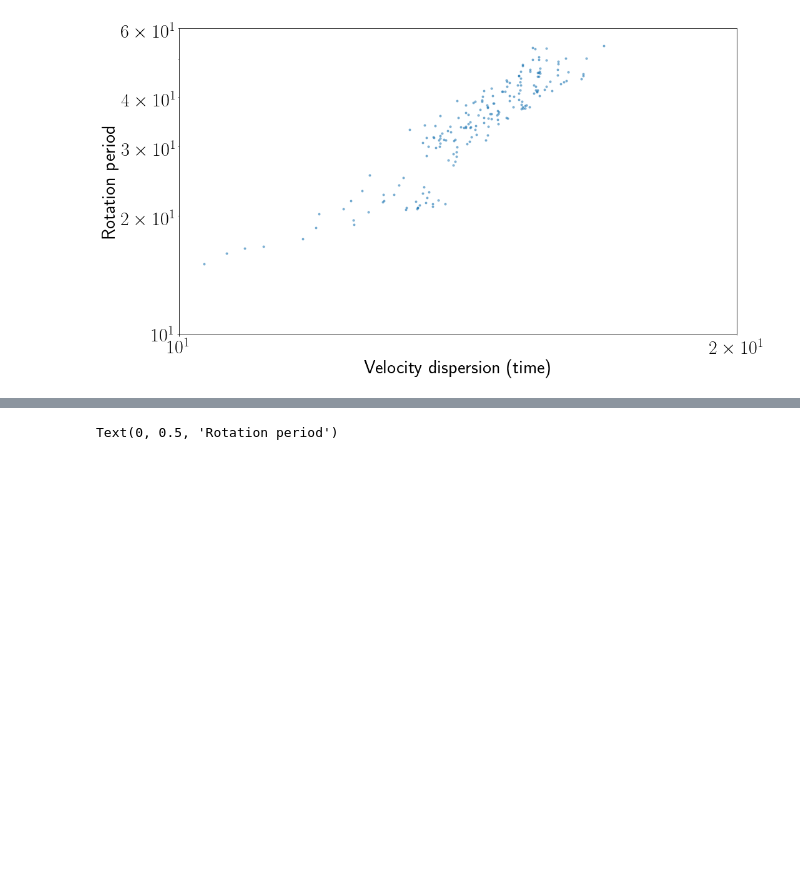
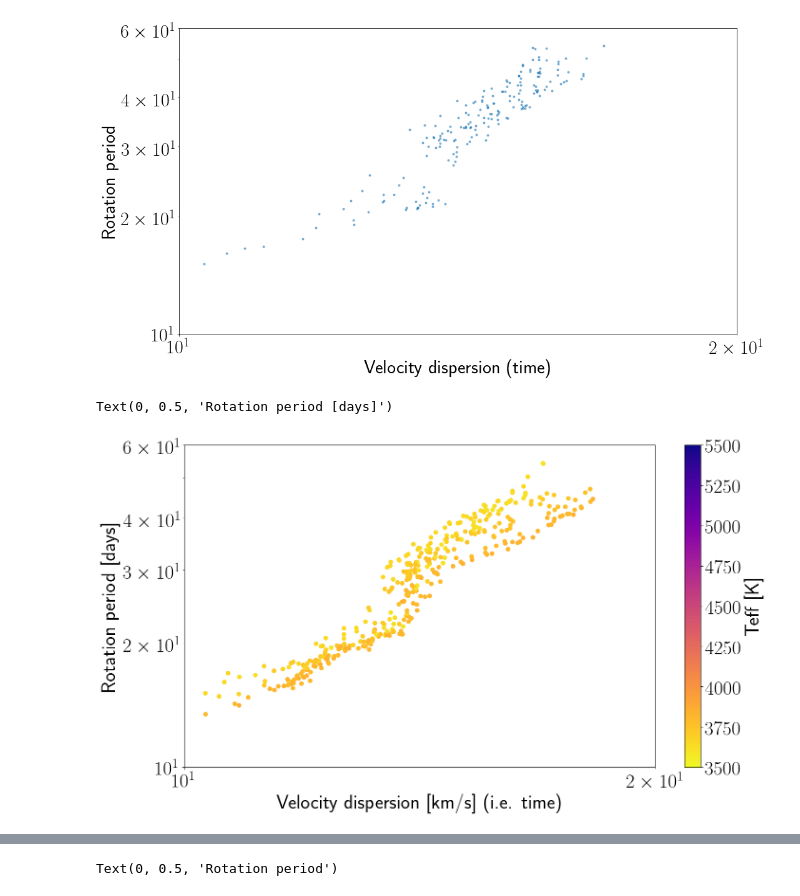
Before and after one commit to RuthAngus/kinematics-and-rotation, a Jupyter notebook: figure_codez/point_by_point.ipynb, the cells around one changed output, grey strips where cells are left out. Saved outputs shown, nothing was run; the diff lists cells and outputs as text; code cells hidden in the pictures; blank space fills up the shorter version.

```diff
--- a/figure_codez/point_by_point.ipynb
+++ b/figure_codez/point_by_point.ipynb
@@ -219,4 +219,27 @@ plt.ylabel("Rotation period")
 # %% [output]
 Text(0, 0.5, 'Rotation period')
 [figure]
+# %%
+
+plt.figure(figsize=(16, 9), dpi=100)
+plt.xscale("log")
+plt.yscale("log")
+plt.xlim(5, 60)
+# plt.axvline(25)
+
+m = (3600 < teff_scaled) * (teff_scaled < 3850)
+plt.scatter(dispersions_bins[m], 10**p_scaled[m], c=teff_scaled[m], alpha=1, vmin=3500, vmax=5500, cmap="plasma_r")
+
+plt.colorbar(label="Teff [K]")
+
+plt.xlim(10, 20)
+plt.ylim(10, 60)
+
+# plt.axhline(25)
+
+plt.xlabel("Velocity dispersion [km/s] (i.e. time)")
+plt.ylabel("Rotation period [days]")
+# %% [output]
+Text(0, 0.5, 'Rotation period [days]')
+[figure, added]
 # %%
```
Also changed, not shown: parts of 6 cells of this notebook.
